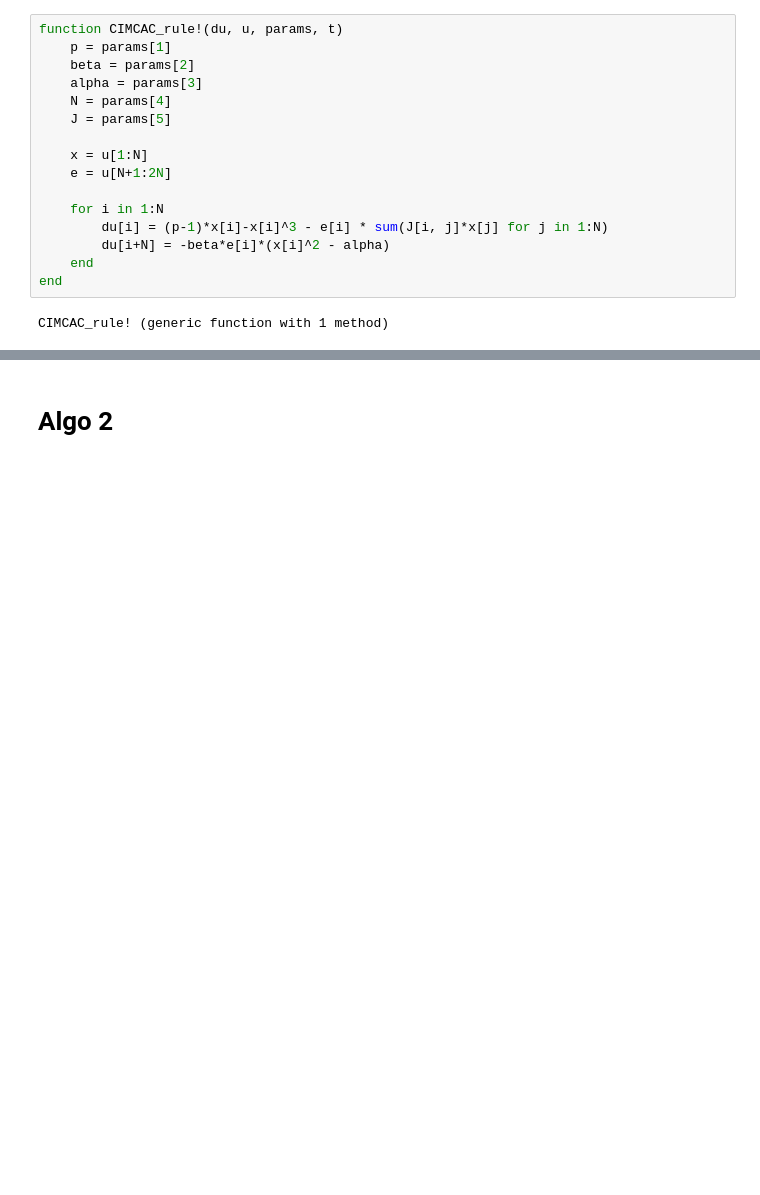
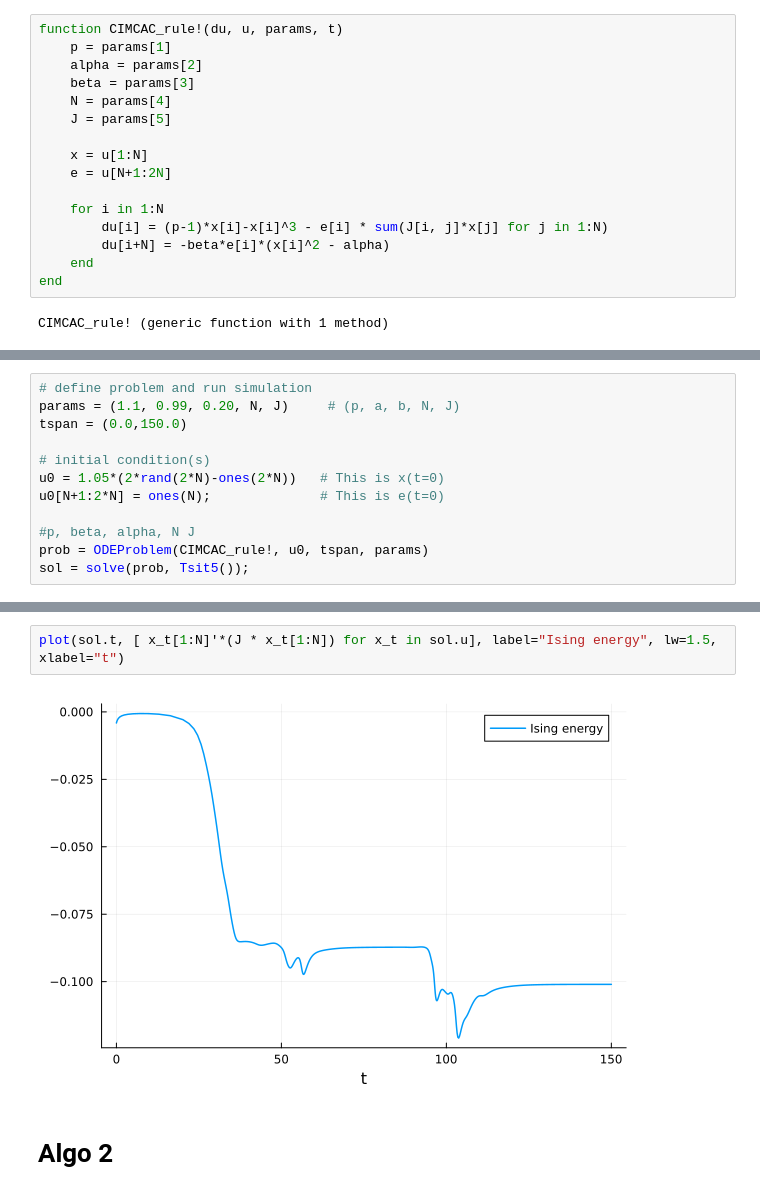
Before and after one commit to Modaino/Embeddings, a Jupyter notebook: embedding.ipynb, the cells around one changed output, grey strips where cells are left out. Drawn from its saved outputs; the diff is of its cells as text; blank space fills up the shorter version.

```diff
--- a/embedding.ipynb
+++ b/embedding.ipynb
@@ -137,8 +142,8 @@ $$
 # %%
 function CIMCAC_rule!(du, u, params, t)
     p = params[1]
-    beta = params[2]
-    alpha = params[3]
+    alpha = params[2]
+    beta = params[3]
     N = params[4]
     J = params[5]
 
@@ -154,0 +162,12 @@ CIMCAC_rule! (generic function with 1 method)
+# %%
+# define problem and run simulation
+params = (1.1, 0.99, 0.20, N, J)     # (p, a, b, N, J)
+tspan = (0.0,150.0)
+
+# initial condition(s)
+u0 = 1.05*(2*rand(2*N)-ones(2*N))   # This is x(t=0)
+u0[N+1:2*N] = ones(N);              # This is e(t=0)
+
+#p, beta, alpha, N J
+prob = ODEProblem(CIMCAC_rule!, u0, tspan, params)
+sol = solve(prob, Tsit5());
@@ -155,3 +182,7 @@ CIMCAC_rule! (generic function with 1 method)
+# %%
+plot(sol.t, [ x_t[1:N]'*(J * x_t[1:N]) for x_t in sol.u], label="Ising energy", lw=1.5, xlabel="t")
+# %% [output]
+[figure, added]
 # %% [markdown]
 # Algo 2
 # %% [markdown]
```
Also changed, not shown: parts of 38 cells of this notebook.
